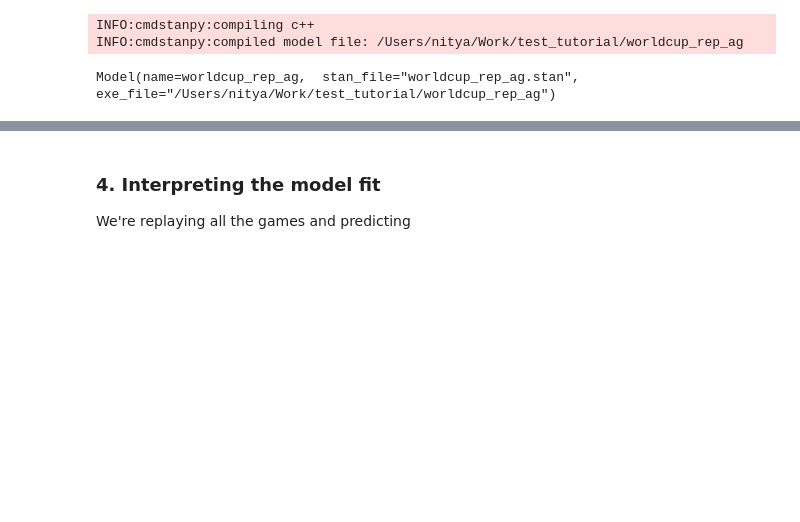
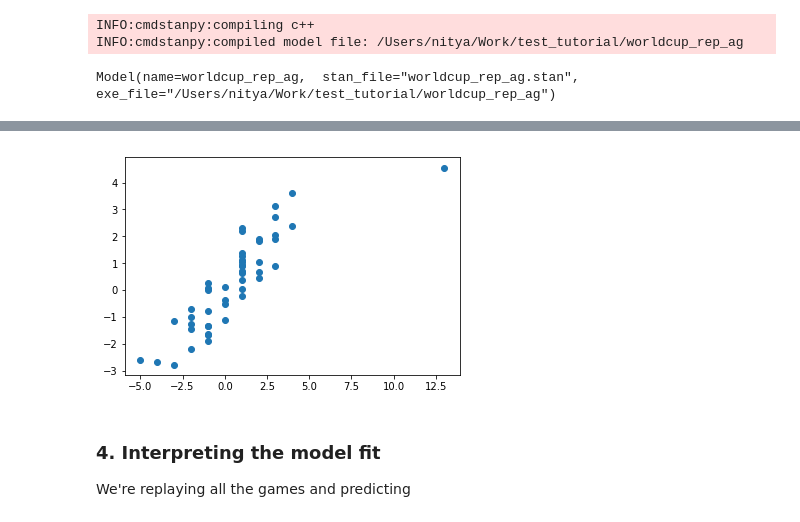
Before and after one commit to nityamd/test_tutorial, a Jupyter notebook: Scratchwork.ipynb, the cells around one changed output, grey strips where cells are left out. Drawn from its saved outputs; the diff is of its cells as text; code cells hidden in the pictures; blank space fills up the shorter version.

```diff
--- a/Scratchwork.ipynb
+++ b/Scratchwork.ipynb
@@ -165,0 +262,3 @@ worldcup_fit.summary()
+# %%
+team_differentials = df[52:]['Mean'].values
+team_differentials
@@ -166,3 +278,10 @@ worldcup_fit.summary()
+# %%
+score_differentials = [matches['score1'][i]-matches['score2'][i]  for i in range(len(matches))]
+# %%
+plt.scatter(score_differentials,team_differentials)
+plt.show()
+# %% [output]
+[figure, added]
 # %% [markdown]
 <h3> 4. Interpreting the model fit </h3>
 
```
Also changed, not shown: parts of 15 cells of this notebook, 2 other files.
